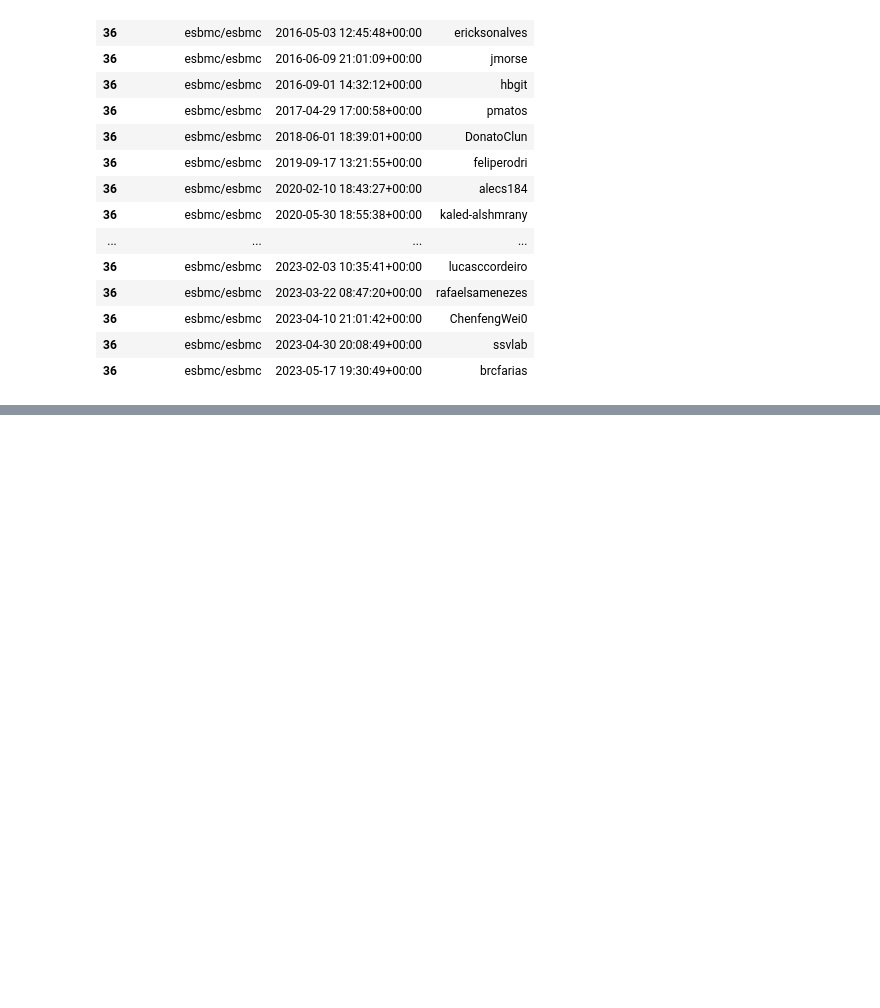
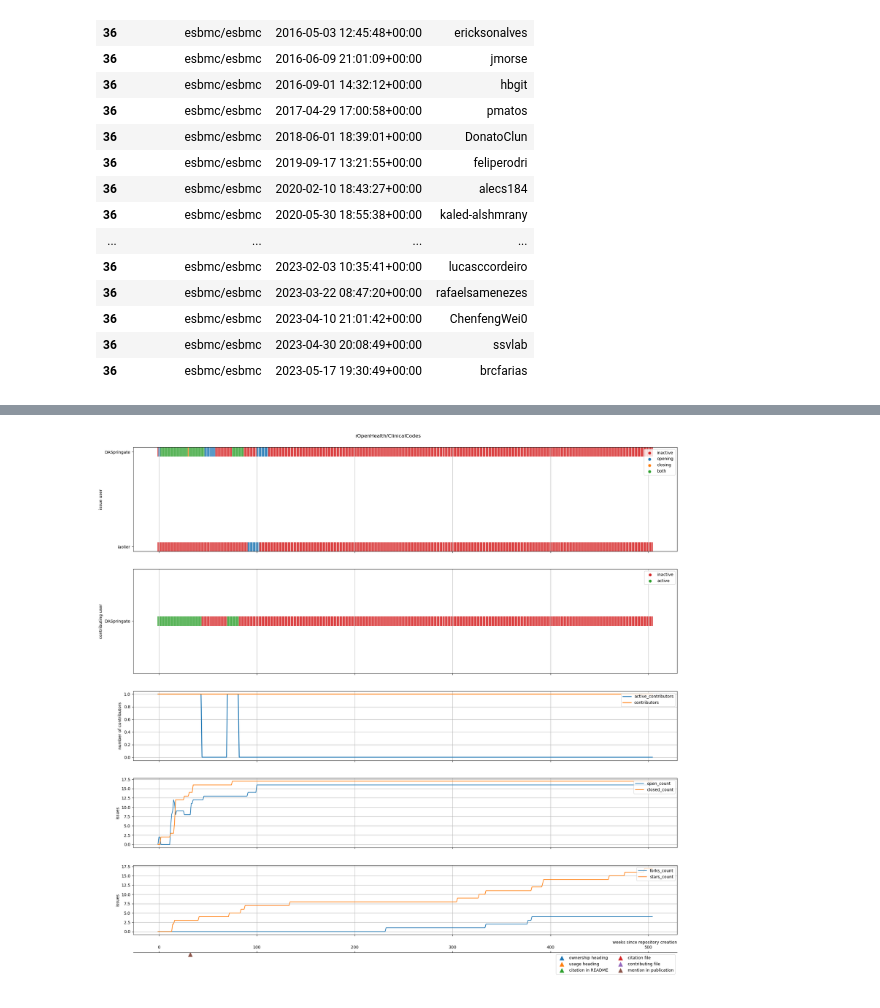
Before and after one commit to softwaresaved/rse-repo-analysis, a Jupyter notebook: analysis/github.ipynb, the cells around one changed output, grey strips where cells are left out. Saved outputs shown, nothing was run; the diff lists cells and outputs as text; code cells hidden in the pictures; blank space fills up the shorter version.

```diff
--- a/analysis/github.ipynb
+++ b/analysis/github.ipynb
@@ -1239,0 +1373,4 @@ stars_users_df
+# %%
+fig
+# %% [output]
+[figure, added]
```
Also changed, not shown: parts of 11 cells of this notebook, 3 other files.
